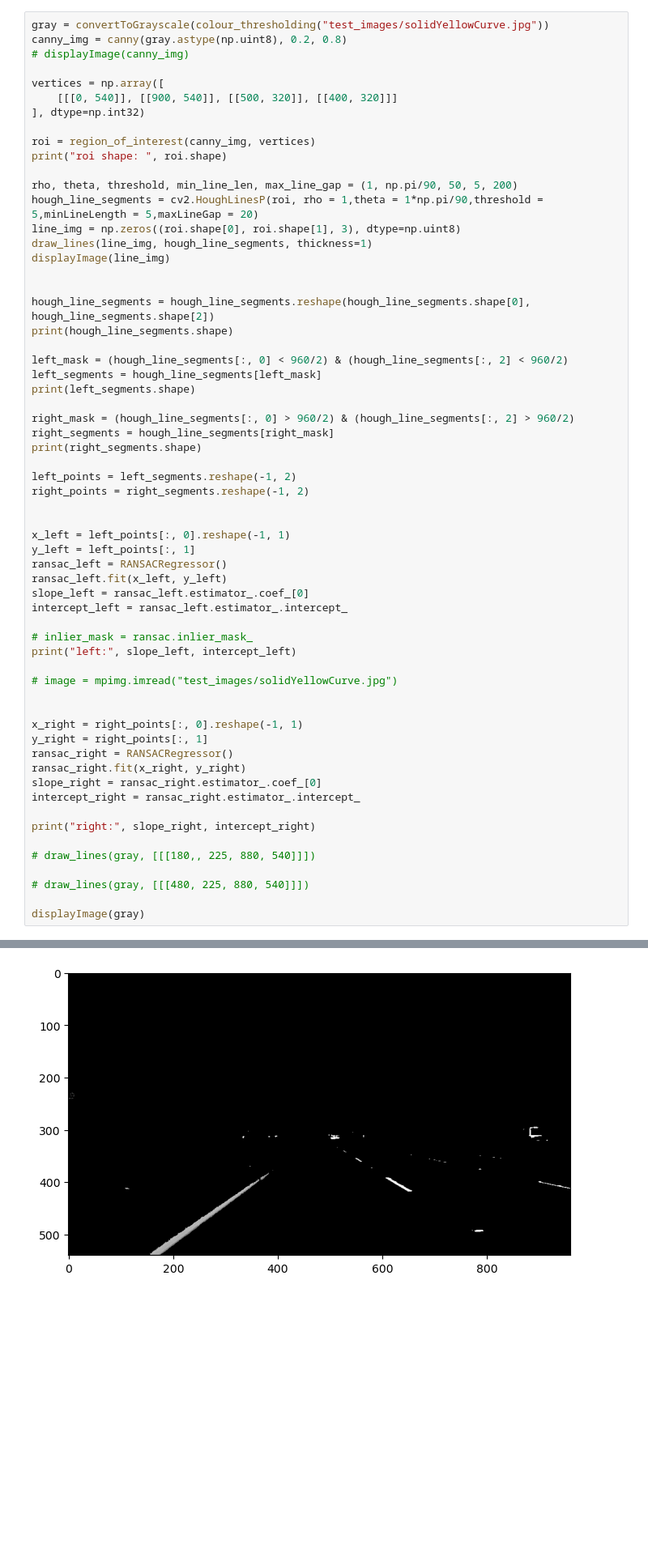
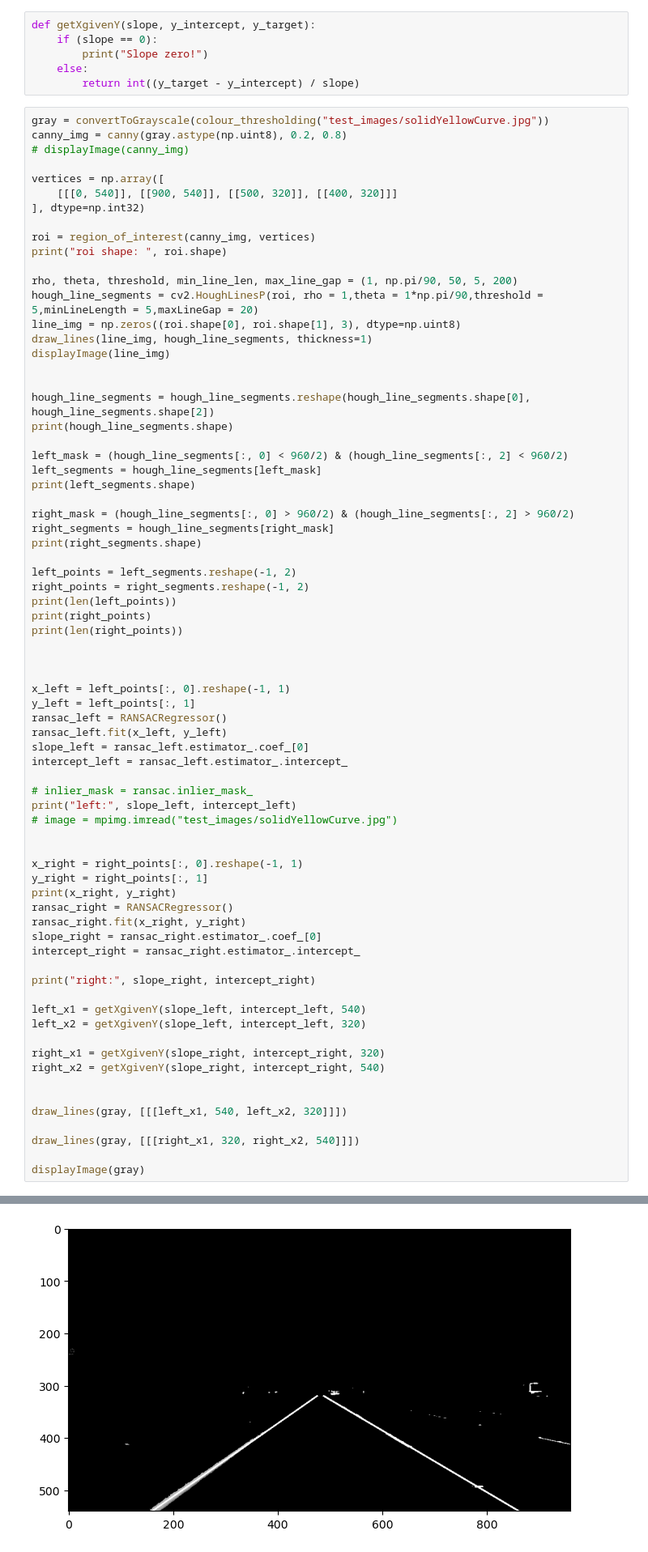
Before and after one commit to bluebarryz/Lane-Detection-CV, a Jupyter notebook: P1.ipynb, the cells around one changed output, grey strips where cells are left out. Shown at 81% size. Drawn from its saved outputs; the diff is of its cells as text; blank space fills up the shorter version.

Commit message:
fixed line fitting issue :)

```diff
--- a/P1.ipynb
+++ b/P1.ipynb
@@ -230,6 +230,12 @@ canny_img = canny(gray.astype(np.uint8), 0.2, 0.8)
 displayImage(canny_img)
 # %% [output]
 [figure]
+# %%
+def getXgivenY(slope, y_intercept, y_target):
+    if (slope == 0):
+        print("Slope zero!")
+    else:
+        return int((y_target - y_intercept) / slope)
 # %%
 gray = convertToGrayscale(colour_thresholding("test_images/solidYellowCurve.jpg"))
 canny_img = canny(gray.astype(np.uint8), 0.2, 0.8)
@@ -262,6 +268,10 @@ print(right_segments.shape)
 
 left_points = left_segments.reshape(-1, 2)
 right_points = right_segments.reshape(-1, 2)
+print(len(left_points))
+print(right_points)
+print(len(right_points))
+
 
 
 x_left = left_points[:, 0].reshape(-1, 1)
@@ -273,12 +283,12 @@ intercept_left = ransac_left.estimator_.intercept_
 
 # inlier_mask = ransac.inlier_mask_
 print("left:", slope_left, intercept_left)
-
 # image = mpimg.imread("test_images/solidYellowCurve.jpg")
 
 
 x_right = right_points[:, 0].reshape(-1, 1)
 y_right = right_points[:, 1]
+print(x_right, y_right)
 ransac_right = RANSACRegressor()
 ransac_right.fit(x_right, y_right)
 slope_right = ransac_right.estimator_.coef_[0]
@@ -286,9 +296,16 @@ intercept_right = ransac_right.estimator_.intercept_
 
 print("right:", slope_right, intercept_right)
 
-# draw_lines(gray, [[[180,, 225, 880, 540]]])
+left_x1 = getXgivenY(slope_left, intercept_left, 540)
+left_x2 = getXgivenY(slope_left, intercept_left, 320)
 
-# draw_lines(gray, [[[480, 225, 880, 540]]])
+right_x1 = getXgivenY(slope_right, intercept_right, 320)
+right_x2 = getXgivenY(slope_right, intercept_right, 540)
+
+
+draw_lines(gray, [[[left_x1, 540, left_x2, 320]]])
+
+draw_lines(gray, [[[right_x1, 320, right_x2, 540]]])
 
 displayImage(gray)
 # %% [output]
@@ -301,5 +330,5 @@ left: -0.6981950056072584 652.600832223999
 right: 0.5897629853756935 31.938477054967166
-[figure, old version]
+[figure, new version]
 # %%
 # for point in hough_line_segments:
 #     print(point[0])
```
Also changed, not shown: parts of 1 cell of this notebook.
